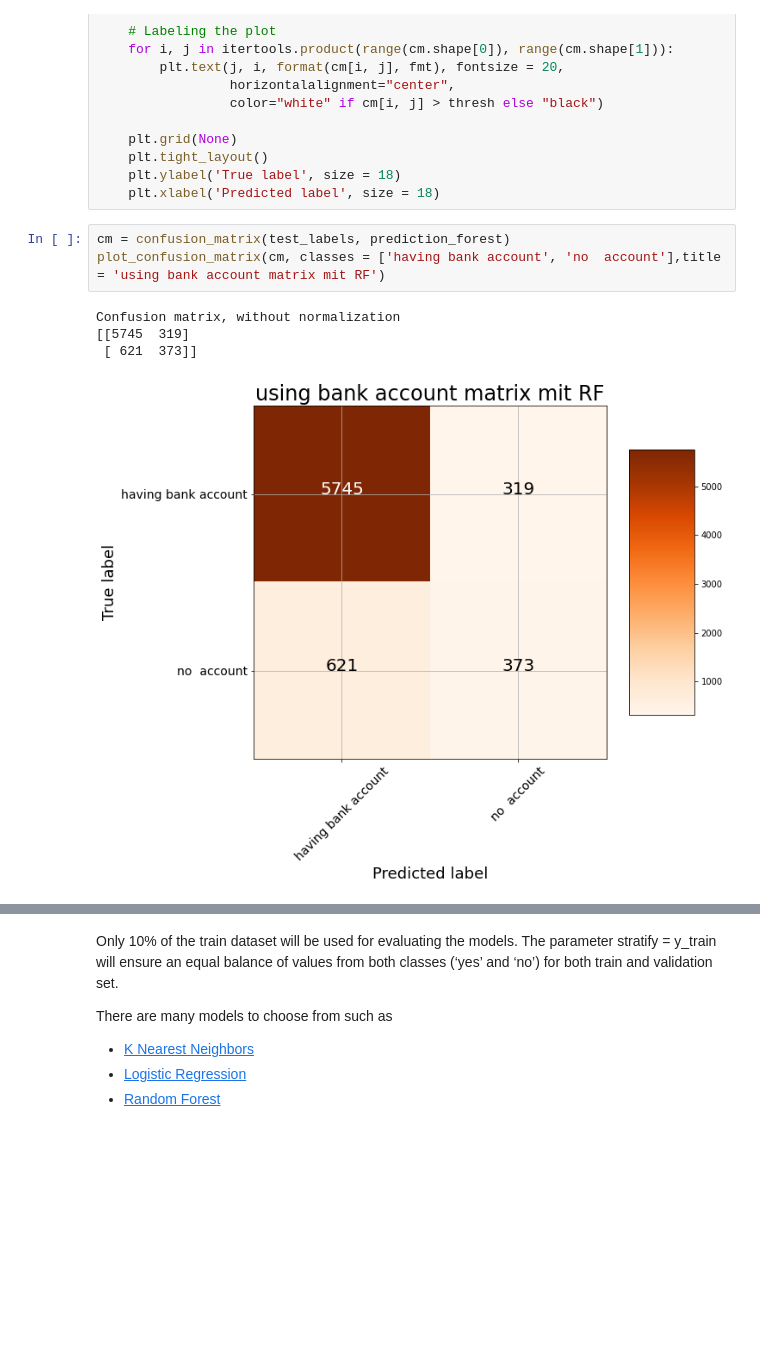
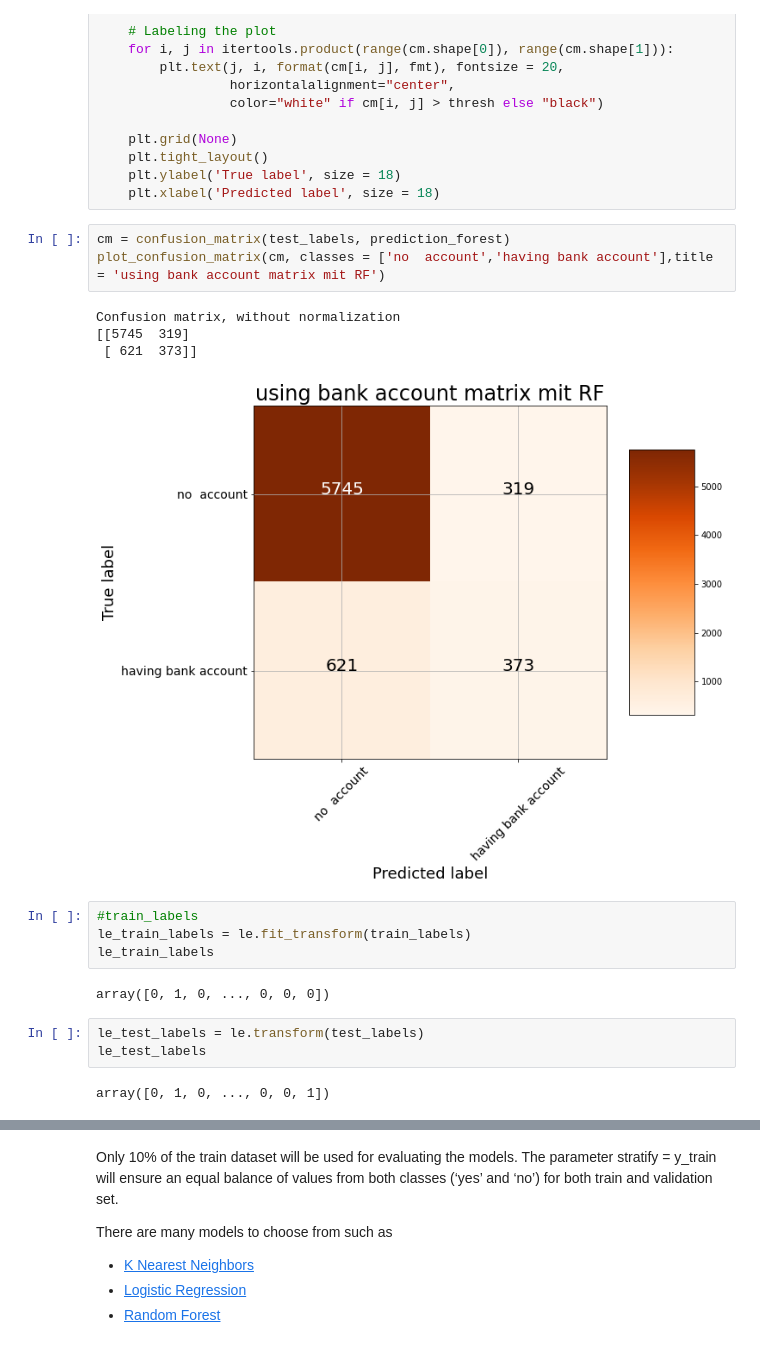
Before and after one commit to Leee-P/ML_project_2, a Jupyter notebook: lena_proj_2.ipynb, the cells around one changed output, grey strips where cells are left out. Saved outputs shown, nothing was run; the diff lists cells and outputs as text; blank space fills up the shorter version.

```diff
--- a/lena_proj_2.ipynb
+++ b/lena_proj_2.ipynb
@@ -656,9 +658,20 @@ def plot_confusion_matrix(cm, classes,
     plt.xlabel('Predicted label', size = 18)
 # %%
 cm = confusion_matrix(test_labels, prediction_forest)
-plot_confusion_matrix(cm, classes = ['having bank account', 'no  account'],title = 'using bank account matrix mit RF')
+plot_confusion_matrix(cm, classes = ['no  account','having bank account'],title = 'using bank account matrix mit RF')
 # %% [output]
 Confusion matrix, without normalization
 [[5745  319]
  [ 621  373]]
-[figure, old version]
+[figure, new version]
+# %%
+#train_labels
+le_train_labels = le.fit_transform(train_labels)
+le_train_labels
+# %% [output]
+array([0, 1, 0, ..., 0, 0, 0])
+# %%
+le_test_labels = le.transform(test_labels)
+le_test_labels
+# %% [output]
+array([0, 1, 0, ..., 0, 0, 1])
```
Also changed, not shown: parts of 9 cells of this notebook.
